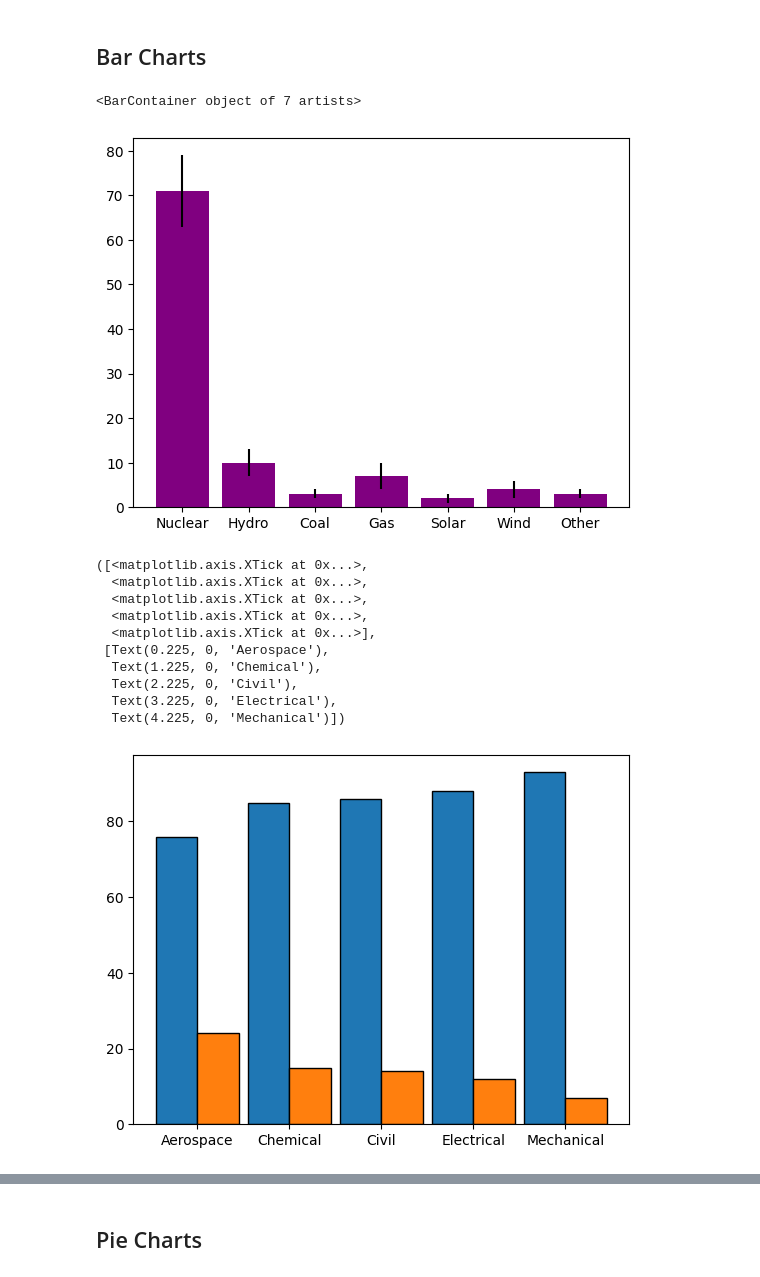
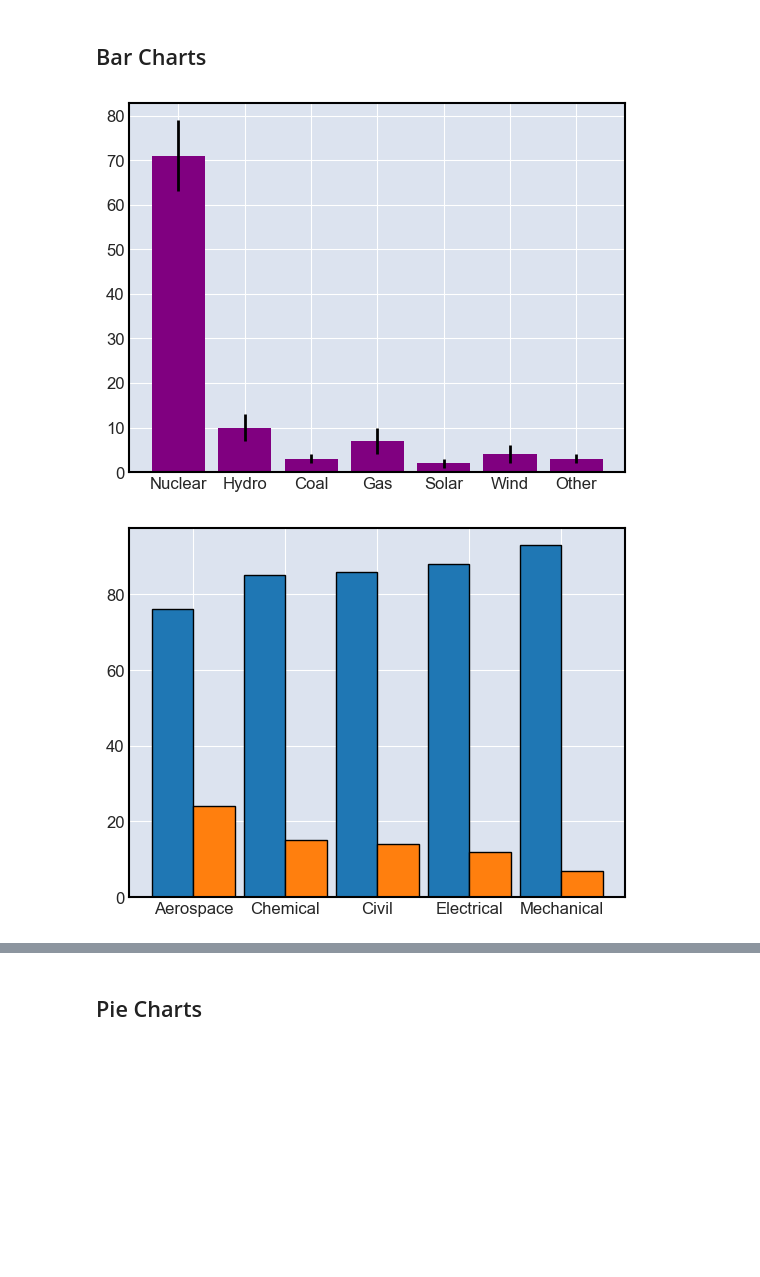
Before and after one commit to sebastianpacurar/ai-ds-projects, a Jupyter notebook: study_materials/matplotlib/matplotlib_references.ipynb, the cells around one changed output, grey strips where cells are left out. Cells and saved outputs as stored; diff of their text form; code cells hidden in the pictures; blank space fills up the shorter version.

```diff
--- a/study_materials/matplotlib/matplotlib_references.ipynb
+++ b/study_materials/matplotlib/matplotlib_references.ipynb
@@ -283,31 +268,24 @@ x = ["Nuclear", "Hydro", "Coal", "Gas", "Solar", "Wind", "Other"]
 per_1 = [71, 10, 3, 7, 2, 4, 3]  # percentage
 variance = [8, 3, 1, 3, 1, 2, 1] # variance per year
 plt.bar(x, per_1, color="purple", yerr=variance)
+plt.grid(True)
+plt.show()
 # %% [output]
-<BarContainer object of 7 artists>
-[figure, old version]
+[figure, new version]
 # %%
 # go through the percentages for males and females in the different branches of engineering
 
 m_eng = (76, 85, 86, 88, 93)        # male engineers
 f_eng = (24, 15, 14, 12, 7)         # female engineers
 evenly_spaced_values = np.arange(5) # iteration index
 
 plt.bar(evenly_spaced_values, m_eng, width=0.45, label="Male", edgecolor="k")
 plt.bar(evenly_spaced_values + 0.45, f_eng, width=0.45, label="Female", edgecolor="k")
 plt.xticks(evenly_spaced_values + 0.45 / 2, ("Aerospace", "Chemical", "Civil", "Electrical", "Mechanical"))
+plt.grid(True)
+plt.show()
 # %% [output]
-([<matplotlib.axis.XTick at 0x...>,
-  <matplotlib.axis.XTick at 0x...>,
-  <matplotlib.axis.XTick at 0x...>,
-  <matplotlib.axis.XTick at 0x...>,
-  <matplotlib.axis.XTick at 0x...>],
- [Text(0.225, 0, 'Aerospace'),
-  Text(1.225, 0, 'Chemical'),
-  Text(2.225, 0, 'Civil'),
-  Text(3.225, 0, 'Electrical'),
-  Text(4.225, 0, 'Mechanical')])
-[figure, old version]
+[figure, new version]
 # %%
 # Stacked Bar Chart
 
```
Also changed, not shown: parts of 47 cells of this notebook, 3 other files.
